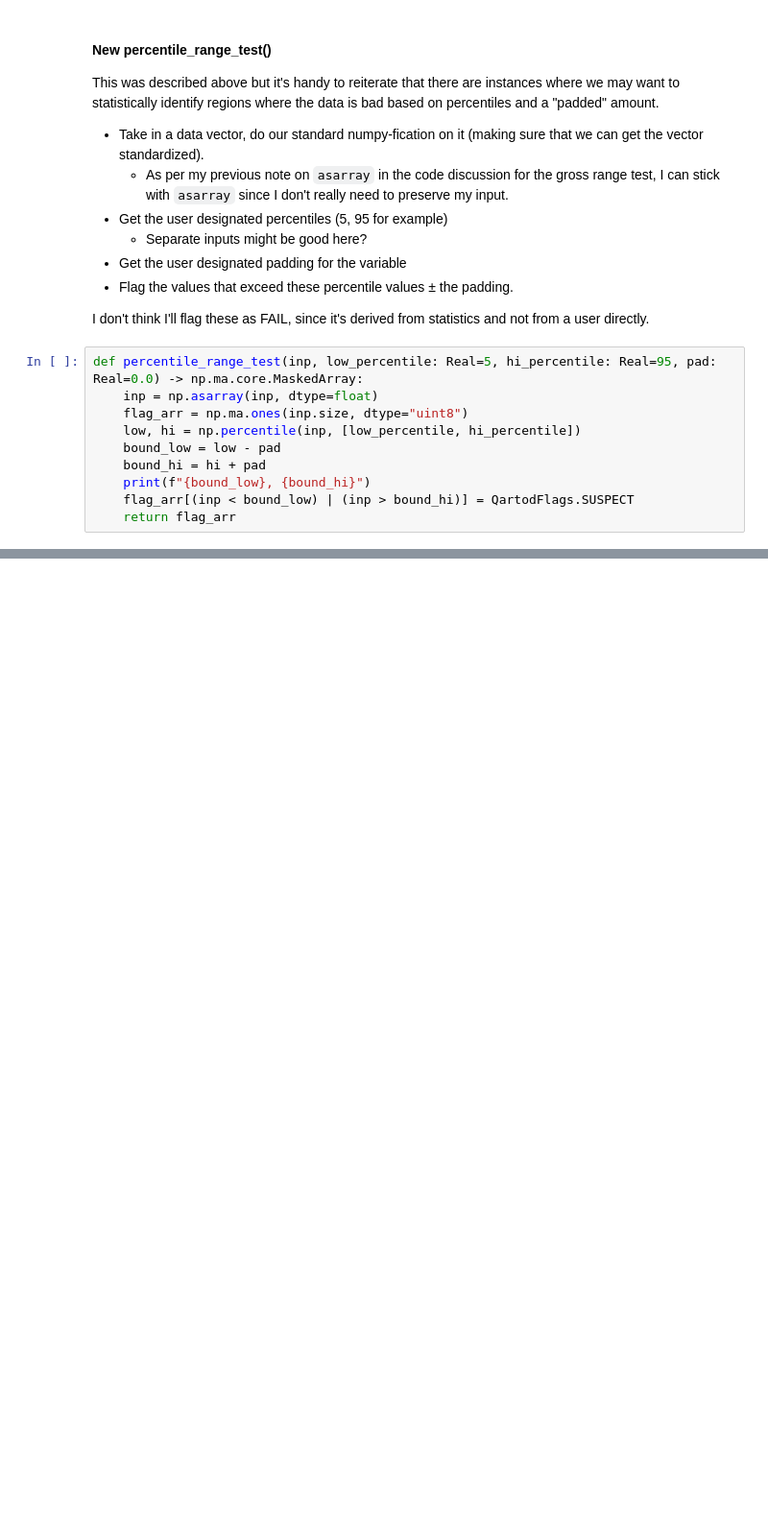
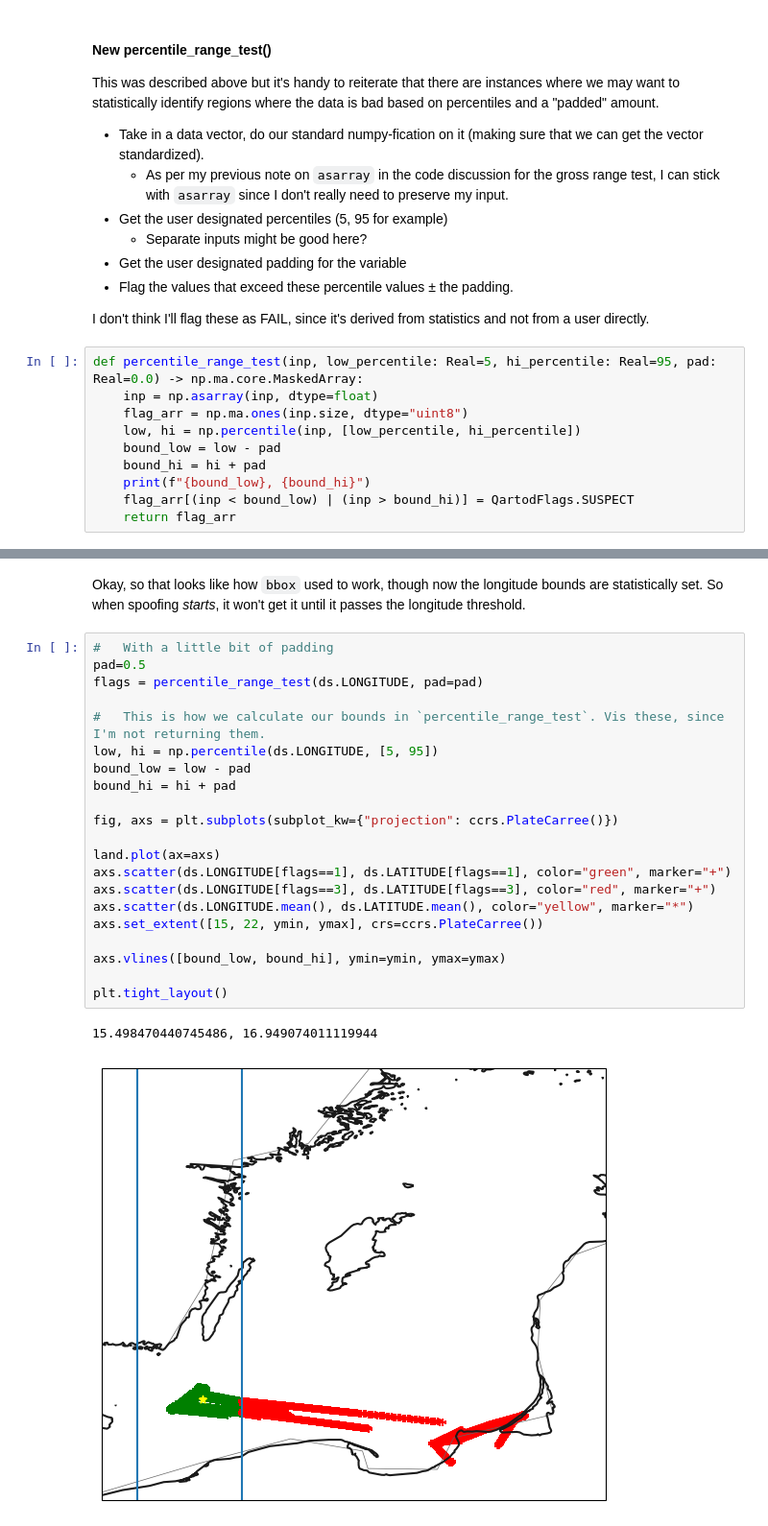
Before and after one commit to Klankers/mau_gsoc_qartod, a Jupyter notebook: deliverable_2.ipynb, the cells around one changed output, grey strips where cells are left out. Shown at 96% size. Saved outputs shown, nothing was run; the diff lists cells and outputs as text; blank space fills up the shorter version.

```diff
--- a/deliverable_2.ipynb
+++ b/deliverable_2.ipynb
@@ -4633,0 +4221,26 @@ Now to load the spoofing example. We can call on the VOTO ERDDAP to load the fil
+# %% [markdown]
+Okay, so that looks like how `bbox` used to work, though now the longitude bounds are statistically set. So when spoofing *starts*, it won't get it until it passes the longitude threshold.
+# %%
+#   With a little bit of padding
+pad=0.5
+flags = percentile_range_test(ds.LONGITUDE, pad=pad)
+
+#   This is how we calculate our bounds in `percentile_range_test`. Vis these, since I'm not returning them.
+low, hi = np.percentile(ds.LONGITUDE, [5, 95])
+bound_low = low - pad
+bound_hi = hi + pad
+
+fig, axs = plt.subplots(subplot_kw={"projection": ccrs.PlateCarree()})
+
+land.plot(ax=axs)
+axs.scatter(ds.LONGITUDE[flags==1], ds.LATITUDE[flags==1], color="green", marker="+")
+axs.scatter(ds.LONGITUDE[flags==3], ds.LATITUDE[flags==3], color="red", marker="+")
+axs.scatter(ds.LONGITUDE.mean(), ds.LATITUDE.mean(), color="yellow", marker="*")
+axs.set_extent([15, 22, ymin, ymax], crs=ccrs.PlateCarree())
+
+axs.vlines([bound_low, bound_hi], ymin=ymin, ymax=ymax)
+
+plt.tight_layout()
+# %% [output]
+15.498470440745486, 16.949074011119944
+[figure, added]
```
Also changed, not shown: parts of 155 cells of this notebook.
